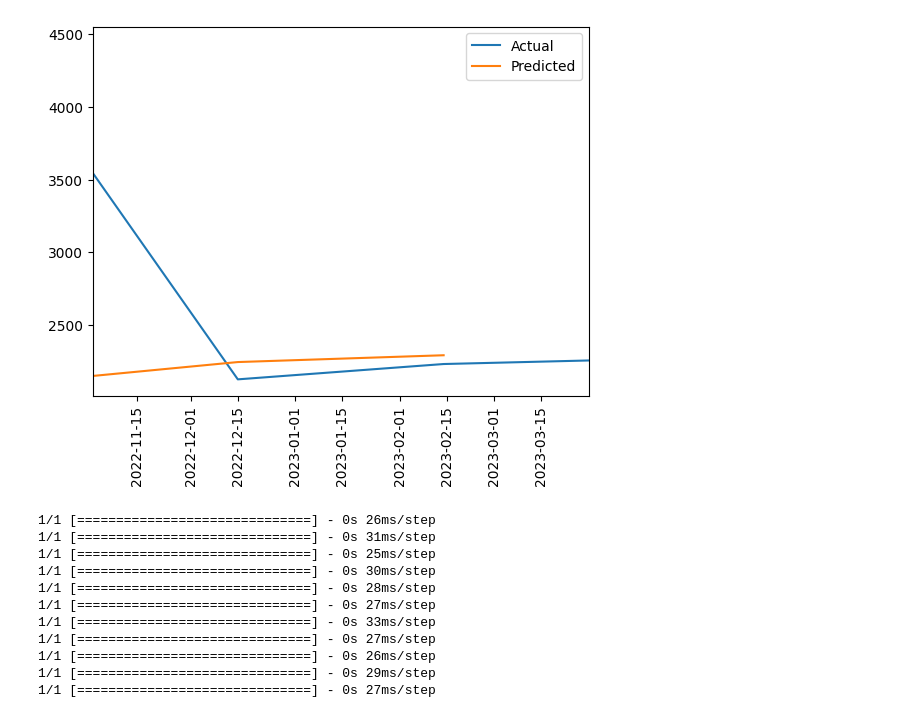
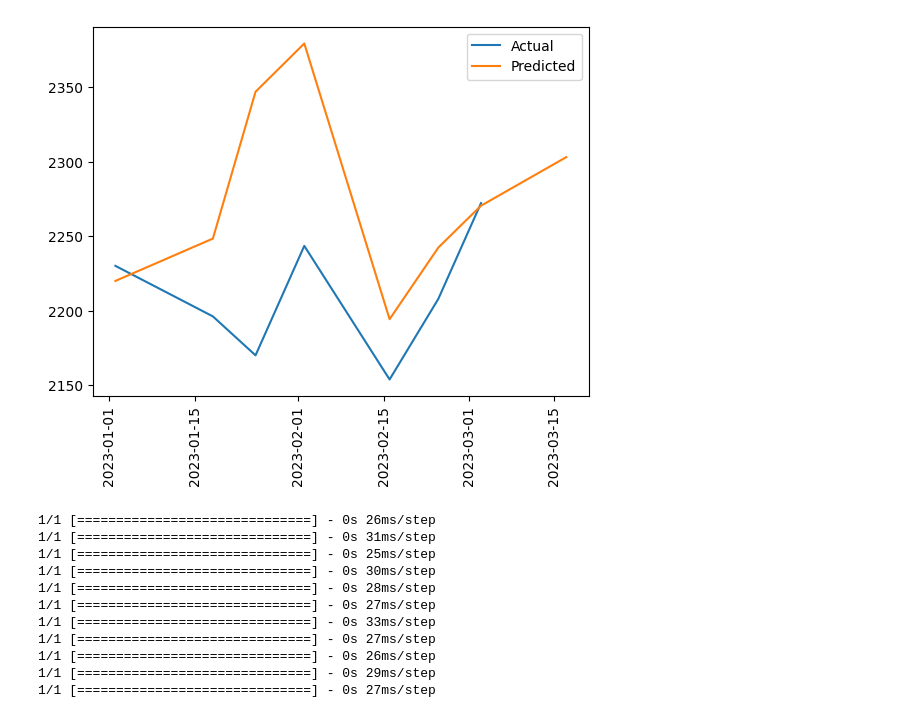
Before and after one commit to alexandrgsv/stock_prediction_models, a Jupyter notebook: MMVB_LSTM_new.ipynb, the cells around one changed output. Saved outputs shown, nothing was run; the diff lists cells and outputs as text; code cells hidden in the pictures.

```diff
--- a/MMVB_LSTM_new.ipynb
+++ b/MMVB_LSTM_new.ipynb
@@ -89,15 +89,14 @@ plt.show()
 # %%
-plt.plot(test.index[::n_steps], test['<CLOSE>'][::n_steps], label='Actual')
-plt.plot(test.index[:len(y_pred):n_steps], y_pred[:, 0][::n_steps], label='Predicted')
+plt.plot(test.index[942:900+2*n_steps+15:int(n_steps/6)], test['<CLOSE>'][942:900+2*n_steps+15:5], label='Actual')
+plt.plot(test.index[942:900+2*n_steps+18:int(n_steps/6)], y_pred[942:900+2*n_steps+15:4], label='Predicted')
 
 
-plt.xlim(left=test.index[900], right=test.index[-17])
 # rotate the x-axis tick labels
 plt.xticks(rotation=90)
 plt.legend()
 plt.show()
 # %% [output]
-[figure, old version]
+[figure, new version]
 # %%
 n_forecast = 16
 inputs = test['close_scaled'][-n_steps:].values.reshape(1, -1, 1)
```
Also changed, not shown: parts of 4 cells of this notebook.
